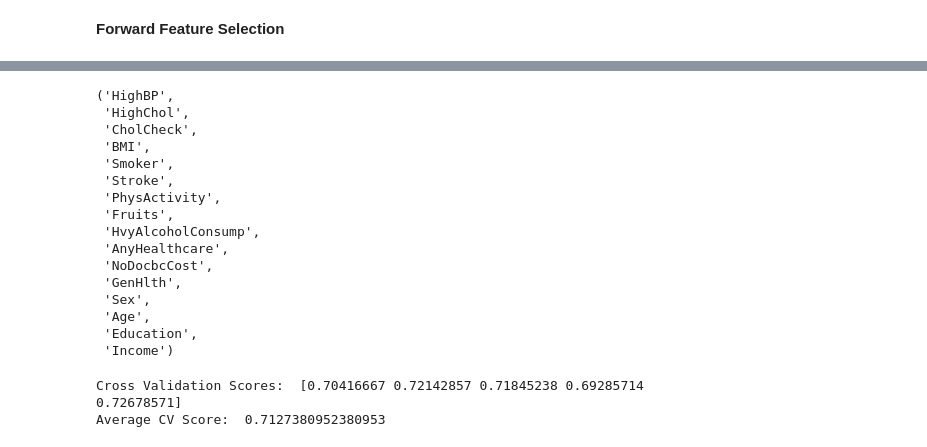
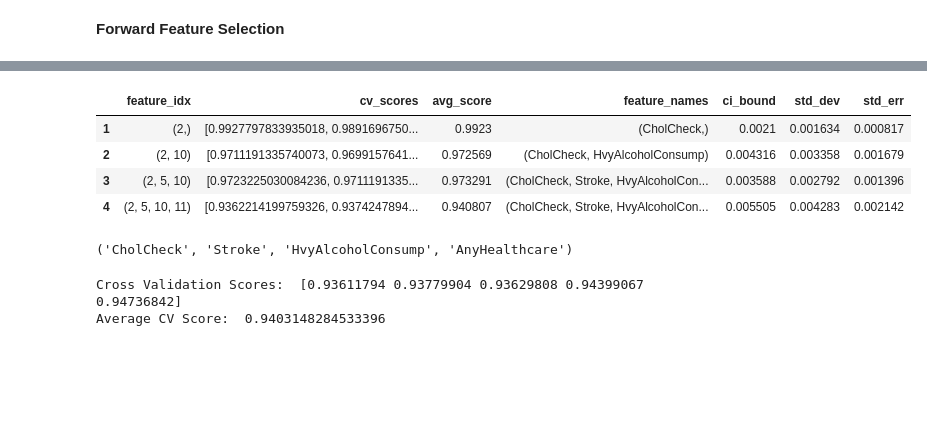
Before and after one commit to zayed95/Diabetes, a Jupyter notebook: analysis.ipynb, the cells around one changed output, grey strips where cells are left out. Saved outputs shown, nothing was run; the diff lists cells and outputs as text; code cells hidden in the pictures; blank space fills up the shorter version.

```diff
--- a/analysis.ipynb
+++ b/analysis.ipynb
@@ -239,14 +237,14 @@ X_train, X_test, y_train, y_test = train_test_split(X, y, test_size=0.3, random_
 # %% [markdown]
 **Forward Feature Selection**
 # %%
-# Perform forward feature selection to choose the best 6 features according to the accuracy of the SVM model
+# Perform forward feature selection to choose the best 6 features according to the crecall of the SVM model
 model = SVC()
 forward_feature_selection = SequentialFeatureSelector(model,
-k_features=6,
+k_features=4,
 forward=True,
 floating=False,
 verbose=2,
-scoring='accuracy',
+scoring='recall',
 cv=5).fit(X_train, y_train)
 # %% [output]
 [Parallel(n_jobs=1)]: Using backend SequentialBackend with 1 concurrent workers.
@@ -324,20 +267,15 @@ metrics
-# %%
-metrics.iloc[5, 3]
-# %% [output]
-('HighBP',
- 'HighChol',
- 'CholCheck',
- 'BMI',
- 'Smoker',
- 'Stroke',
- 'PhysActivity',
- 'Fruits',
- 'HvyAlcoholConsump',
- 'AnyHealthcare',
- 'NoDocbcCost',
- 'GenHlth',
- 'Sex',
- 'Age',
- 'Education',
- 'Income')
+# %%
+metrics = pd.DataFrame.from_dict(forward_feature_selection.get_metric_dict()).T
+metrics.head()
+# %% [output]
+|  | feature_idx | cv_scores | avg_score | feature_names | ci_bound | std_dev | std_err |
+| 1 | (2,) | [0.9927797833935018, 0.9891696750... | 0.9923 | (CholCheck,) | 0.0021 | 0.001634 | 0.000817 |
+| 2 | (2, 10) | [0.9711191335740073, 0.9699157641... | 0.972569 | (CholCheck, HvyAlcoholConsump) | 0.004316 | 0.003358 | 0.001679 |
+| 3 | (2, 5, 10) | [0.9723225030084236, 0.9711191335... | 0.973291 | (CholCheck, Stroke, HvyAlcoholCon... | 0.003588 | 0.002792 | 0.001396 |
+| 4 | (2, 5, 10, 11) | [0.9362214199759326, 0.9374247894... | 0.940807 | (CholCheck, Stroke, HvyAlcoholCon... | 0.005505 | 0.004283 | 0.002142 |
+# %%
+# print the features that make the highest recall
+forward_feature_selection.feature_names
+# %% [output]
+('CholCheck', 'Stroke', 'HvyAlcoholConsump', 'AnyHealthcare')
 # %%
@@ -366,9 +286,10 @@ X_test = pca.fit_transform(X_test)
 # %%
+# evaluating model performance using cross validation
 k_fold = KFold(n_splits=5)
-scores = cross_val_score(model, X_train, y_train, cv = k_fold)
+scores = cross_val_score(model, X_train, y_train, cv = k_fold, scoring='recall')
 print("Cross Validation Scores: ", scores)
 print("Average CV Score: ", scores.mean())
 # %% [output]
-Cross Validation Scores:  [0.70416667 0.72142857 0.71845238 0.69285714 0.72678571]
-Average CV Score:  0.7127380952380953
+Cross Validation Scores:  [0.93611794 0.93779904 0.93629808 0.94399067 0.94736842]
+Average CV Score:  0.9403148284533396
 # %%
```
Also changed, not shown: parts of 19 cells of this notebook.
